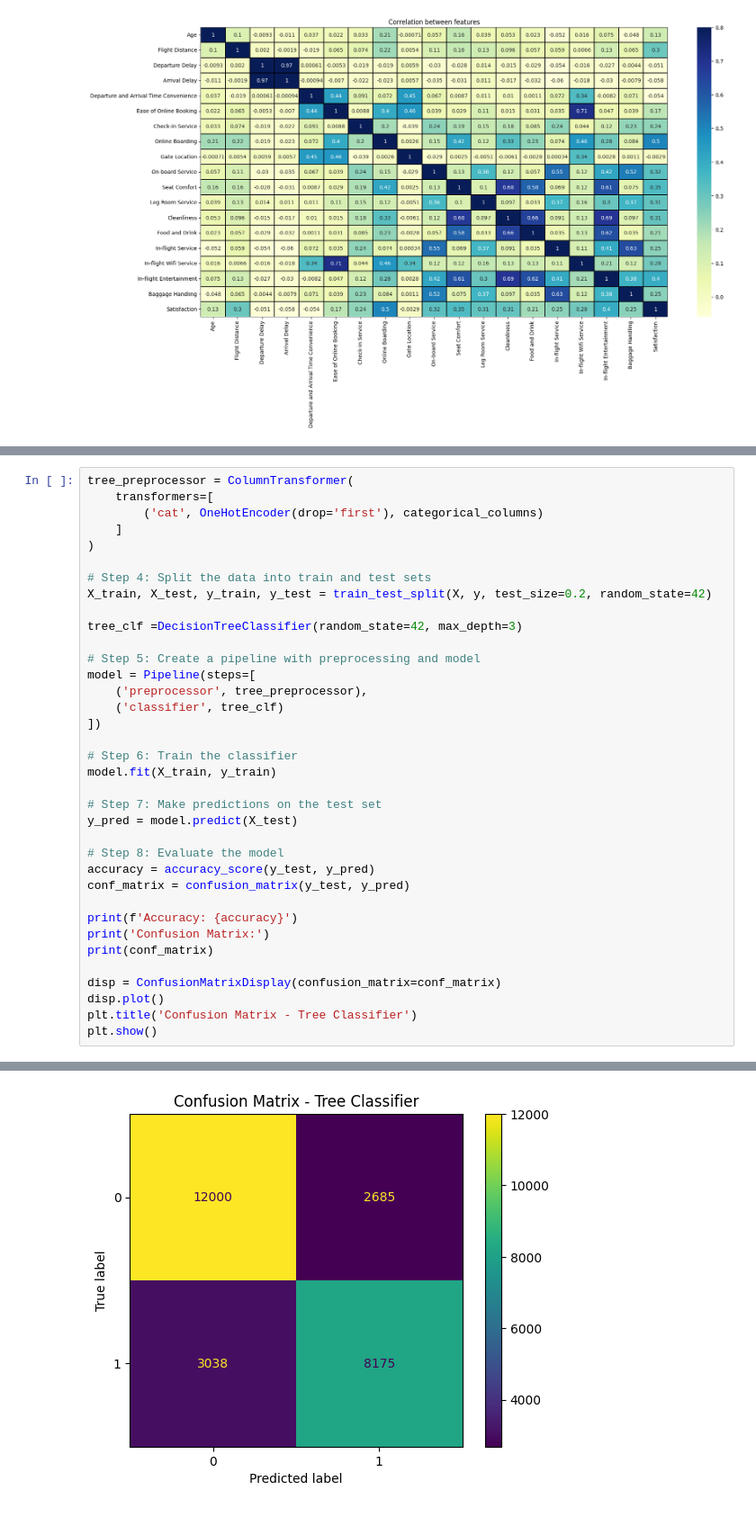
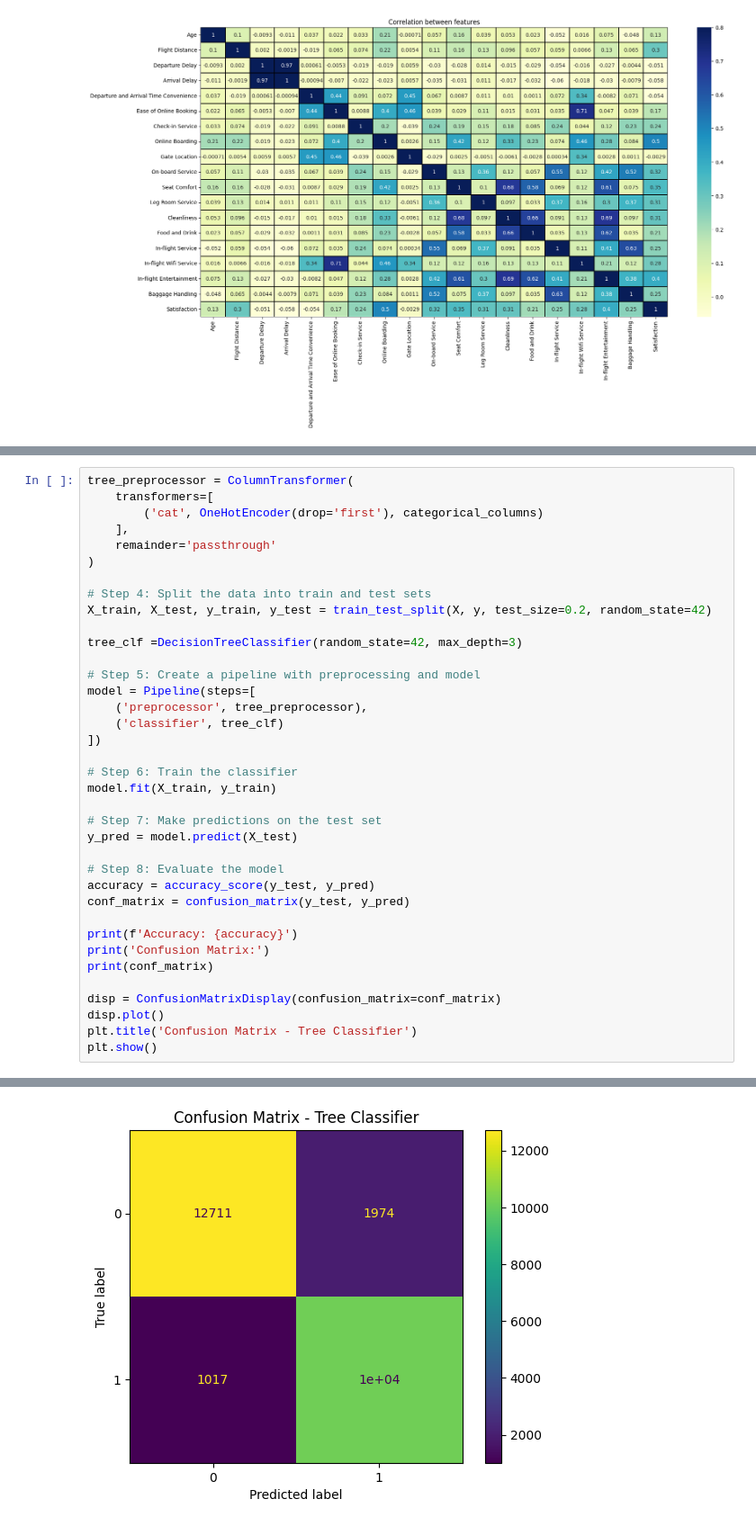
Before and after one commit to athoscf/XAI-techniques, a Jupyter notebook: Project.ipynb, the cells around one changed output, grey strips where cells are left out. Shown at 90% size. Drawn from its saved outputs; the diff is of its cells as text.

```diff
--- a/Project.ipynb
+++ b/Project.ipynb
@@ -138,7 +136,8 @@ plt.show()
 tree_preprocessor = ColumnTransformer(
     transformers=[
         ('cat', OneHotEncoder(drop='first'), categorical_columns)
-    ]
+    ],
+    remainder='passthrough'
 )
 
 # Step 4: Split the data into train and test sets
@@ -178,4 +177,4 @@ Confusion Matrix:
-[figure, old version]
+[figure, new version]
 # %%
 plt.figure(figsize=(12, 8))
 plot_tree(tree_clf, feature_names=df.columns, class_names=['Unsatisfied/Neutral', 'Satisfied'], filled=True)
```
Also changed, not shown: parts of 5 cells of this notebook.
